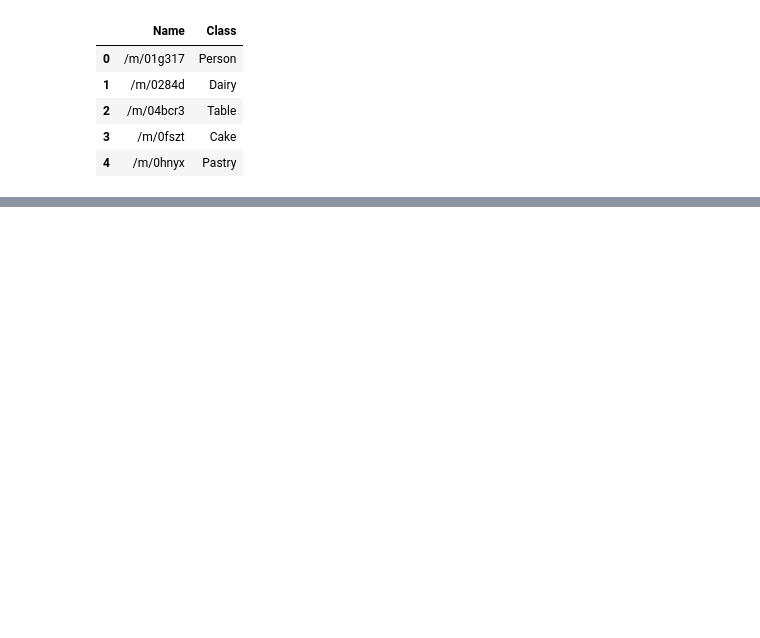
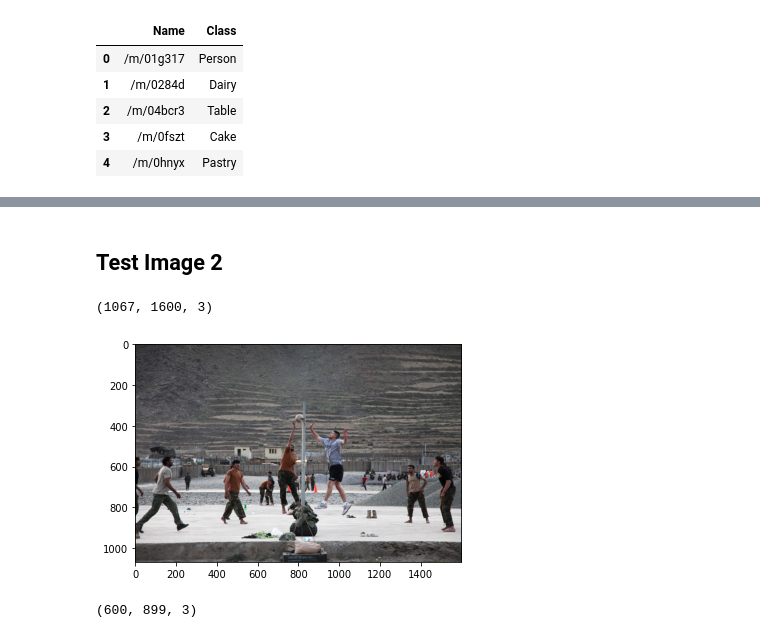
Before and after one commit to Tushar-K24/Emotion-Detection, a Jupyter notebook: EmotionDetection/modules_test.ipynb, the cells around one changed output, grey strips where cells are left out. Cells and saved outputs as stored; diff of their text form; code cells hidden in the pictures; blank space fills up the shorter version.

```diff
--- a/EmotionDetection/modules_test.ipynb
+++ b/EmotionDetection/modules_test.ipynb
@@ -176,0 +196,16 @@ plt.imshow(img[:,:,[2,1,0]])
+# %% [markdown]
+## Test Image 2
+# %%
+img = cv2.imread("test_img/img2.jpg")
+bbox = pd.read_csv("test_img/test_bbox2.csv")
+cls_labels = pd.read_csv("test_img/class_labels2.csv")
+plt.imshow(img[:,:,[2,1,0]])
+print(img.shape)
+# %% [output]
+(1067, 1600, 3)
+[figure, added]
+# %%
+img = resize(img)
+print(img.shape)
+# %% [output]
+(600, 899, 3)
```
Also changed, not shown: parts of 19 cells of this notebook.
